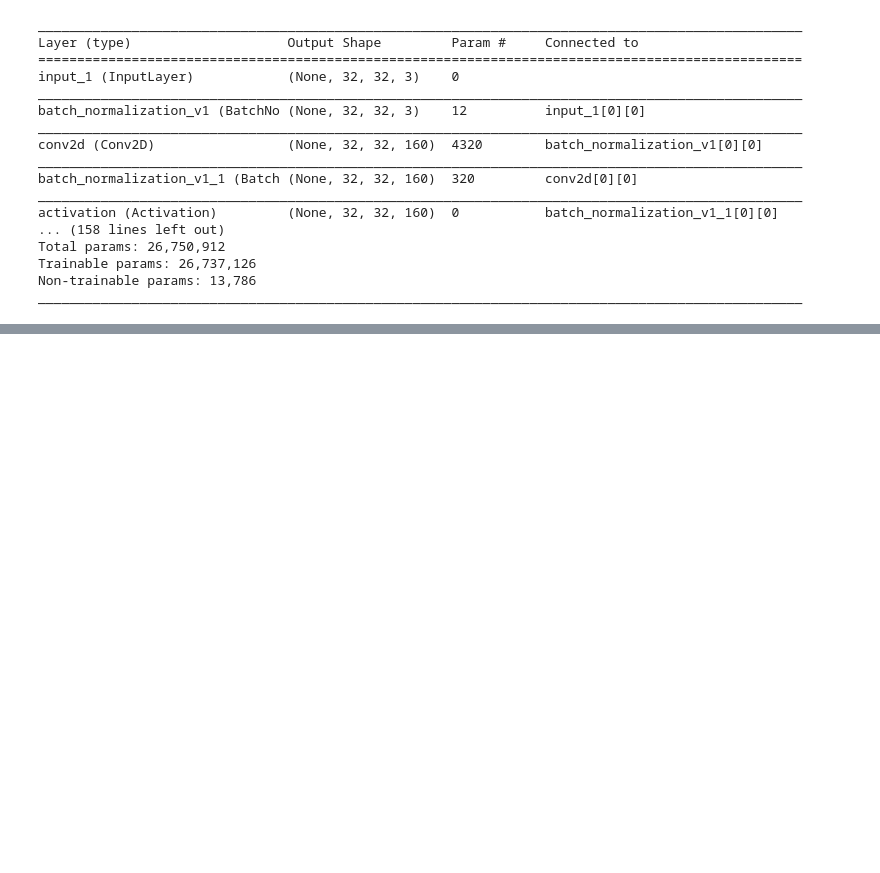
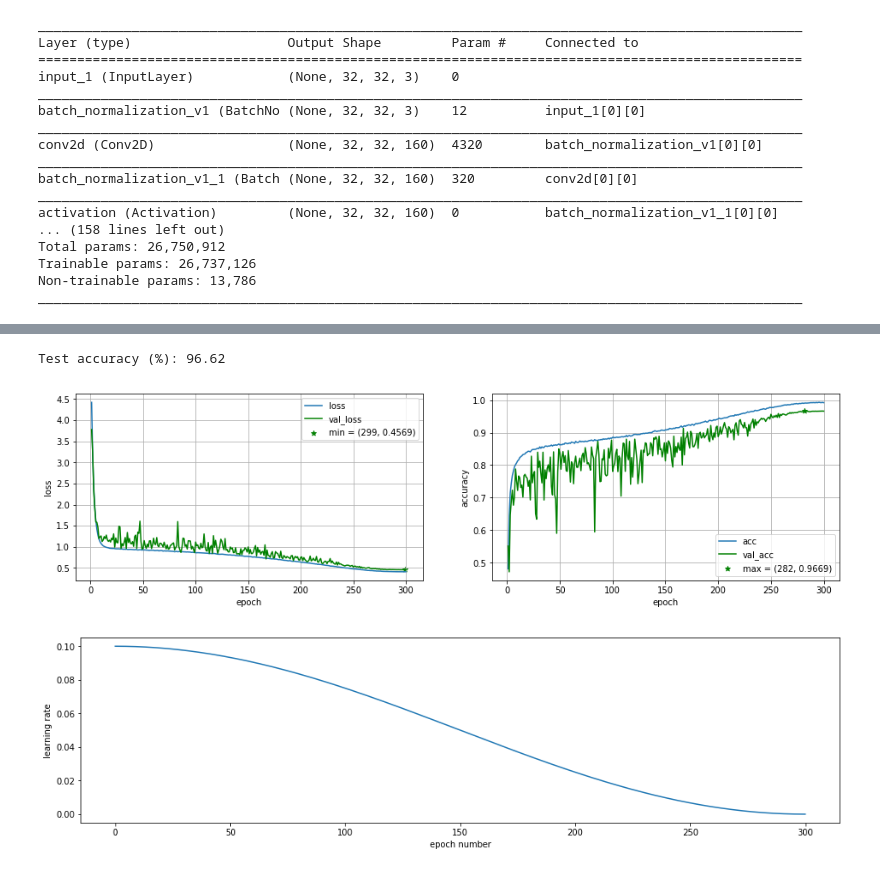
Before and after one commit to McDonnell-Lab/1-bit-per-weight, a Jupyter notebook: FullPrecision_Keras_CIFAR10.ipynb, the cells around one changed output, grey strips where cells are left out. Drawn from its saved outputs; the diff is of its cells as text; code cells hidden in the pictures; blank space fills up the shorter version.

```diff
--- a/FullPrecision_Keras_CIFAR10.ipynb
+++ b/FullPrecision_Keras_CIFAR10.ipynb
@@ -149,0 +150,23 @@ model.save_weights(ModelsPath+'Final_weights_'+WhichDataSet+'_32bit_model.h5')
+# %%
+#try again without warm restart wth 300 epochs cosine schedule
+model = resnet(UseBinary,input_shape=input_shape, depth=resnet_depth, num_classes=num_classes,wd=My_wd,width=resnet_width)
+model.compile(loss=Loss ,optimizer = Optimizer, metrics = Metrics)
+
+epochs=300
+
+#define the learnng rate schedule
+steps_per_epoch = int(np.floor(K_train / batch_size))
+lr_scheduler = LR_WarmRestart(nbatch=steps_per_epoch,
+                              initial_lr=init_lr, min_lr=init_lr*1e-4,
+                              epochs_restart = [],
+                              Tmult=300.0)
+
+#define callbacks
+history = History()
+callbacks = [lr_scheduler,history]
+history = model.fit_generator(dataGenerator.flow(x_train, y_train, batch_size=batch_size),
+                              validation_data=(x_test, y_test),
+                              epochs=epochs,
+                              verbose=1,
+                              callbacks=callbacks,
+                              steps_per_epoch =steps_per_epoch)
@@ -149,0 +243,19 @@ model.save_weights(ModelsPath+'Final_weights_'+WhichDataSet+'_32bit_model.h5')
+# %%
+#get final performance
+y_pred = model.predict(x_test)
+print('Test accuracy (%):', 100*sum(np.argmax(y_pred,-1)==np.argmax(y_test,-1))/y_test.shape[0])
+# %% [output]
+Test accuracy (%): 96.62
+# %%
+#plot loss and accuracy
+plot_history(model.history.history)
+
+#plot learning rate schedule
+plt.figure(figsize=(16,4))
+plt.plot(np.arange(0,len(lr_scheduler.lr_used))/steps_per_epoch,lr_scheduler.lr_used)
+plt.xlabel('epoch number')
+plt.ylabel('learning rate')
+plt.show()
+# %% [output]
+[figure, added]
+[figure, added]
```
Also changed, not shown: parts of 8 cells of this notebook, 15 other files.
